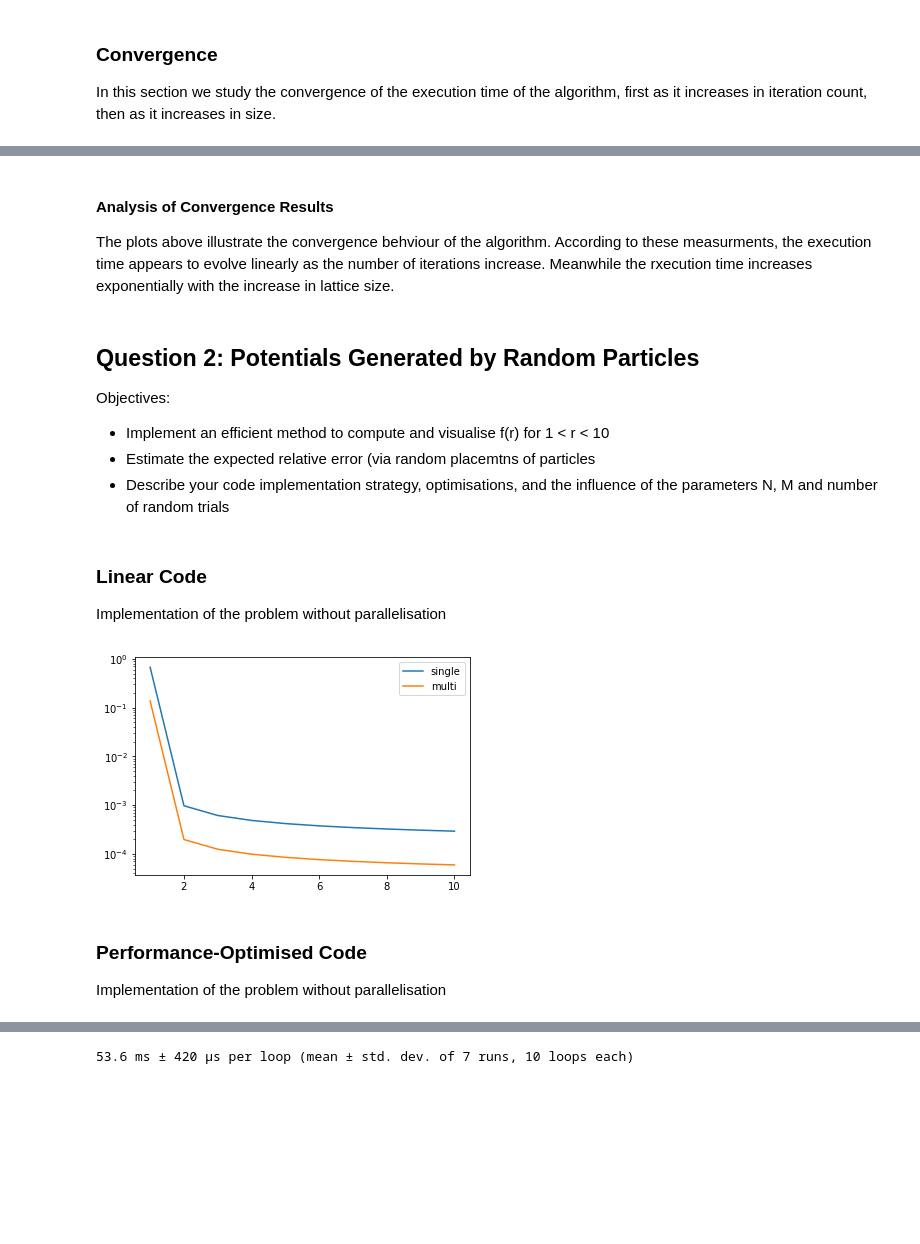
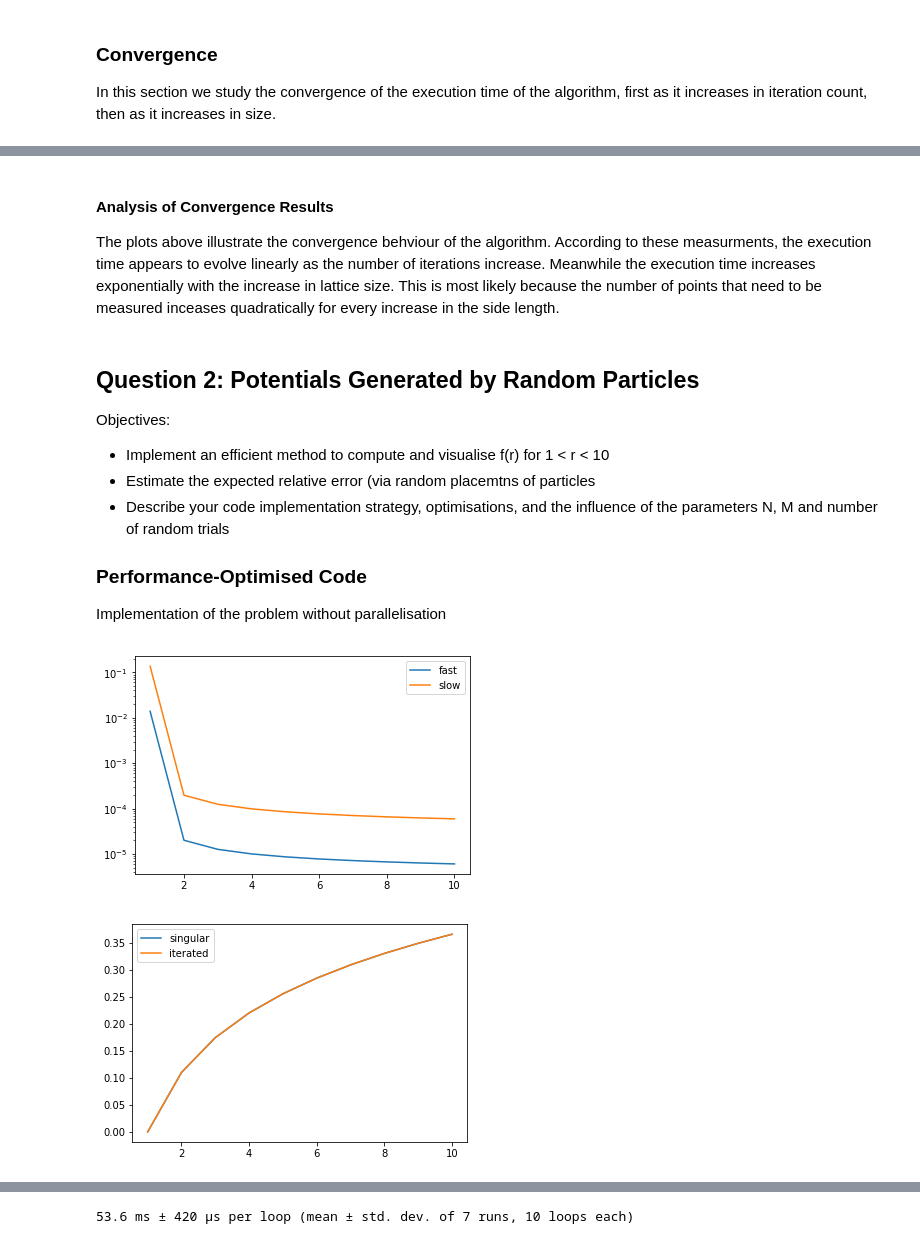
Before and after one commit to sheeshee/High-Performance-Computing-Coursework, a Jupyter notebook: Assignment 1/Assignment 1 Submission.ipynb, the cells around one changed output, grey strips where cells are left out. Cells and saved outputs as stored; diff of their text form; code cells hidden in the pictures; blank space fills up the shorter version.

```diff
--- a/Assignment 1/Assignment 1 Submission.ipynb
+++ b/Assignment 1/Assignment 1 Submission.ipynb
@@ -294,12 +294,13 @@ plt.show()
 # %% [markdown]
 #### Analysis of Convergence Results
-The plots above illustrate the convergence behviour of the algorithm. According to these measurments, the execution time appears to evolve linearly as the number of iterations increase. Meanwhile the rxecution time increases exponentially with the increase in lattice size.
+The plots above illustrate the convergence behviour of the algorithm. According to these measurments, the execution time appears to evolve linearly as the number of iterations increase. Meanwhile the execution time increases exponentially with the increase in lattice size. This is most likely because the number of points that need to be measured inceases quadratically for every increase in the side length.
 # %% [markdown]
 ## Question 2: Potentials Generated by Random Particles
+
 Objectives:
 * Implement an efficient method to compute and visualise f(r) for 1 < r < 10
 * Estimate the expected relative error (via random placemtns of particles
 * Describe your code implementation strategy, optimisations, and the influence of the parameters N, M and number of random trials
+
+### Performance-Optimised Code
+Implementation of the problem without parallelisation
-# %% [markdown]
-### Linear Code
-Implementation of the problem without parallelisation
@@ -450,16 +403,24 @@ y = spawn_y(N)
 # %%
+N = 1000
+low = 1.001
+high = 10
+R = 10
+M = 10
+iterations = 100
+
+y = spawn_y(N)
+exact = single_centre_multi_radii(low, high, R)
+exper = fast_calculate_multi_radii(low, high, R, M, N, 100)
+Ef = relative_error(exact, exper.reshape(R, 1))
 r = r_linspace(low, high, R)
-exact = single_centre_multi_radii(low, high, R)
-exper_single = calculate_multi_radii(low, high, R, M, y)
-exper_slow = multi_iterations_mulit_radii(low, high, R, M, N, iterations)
-E_single = relative_error(exact, exper_single)
-E_slow = relative_error(exact, exper_slow)
-plt.semilogy(r, E_single, label='single')
-plt.semilogy(r, E_slow, label='multi')
+plt.semilogy(r, Ef, label='fast')
+plt.semilogy(r, E_slow, label='slow')
 plt.legend()
 plt.show()
+plt.plot(r, exact, label='singular')
+plt.plot(r, exper, label='iterated')
+plt.legend()
+plt.show()
 # %% [output]
-[figure, old version]
+[figure, new version]
+[figure, added]
-# %% [markdown]
-### Performance-Optimised Code
-Implementation of the problem without parallelisation
```
Also changed, not shown: parts of 6 cells of this notebook, 1 other file.
